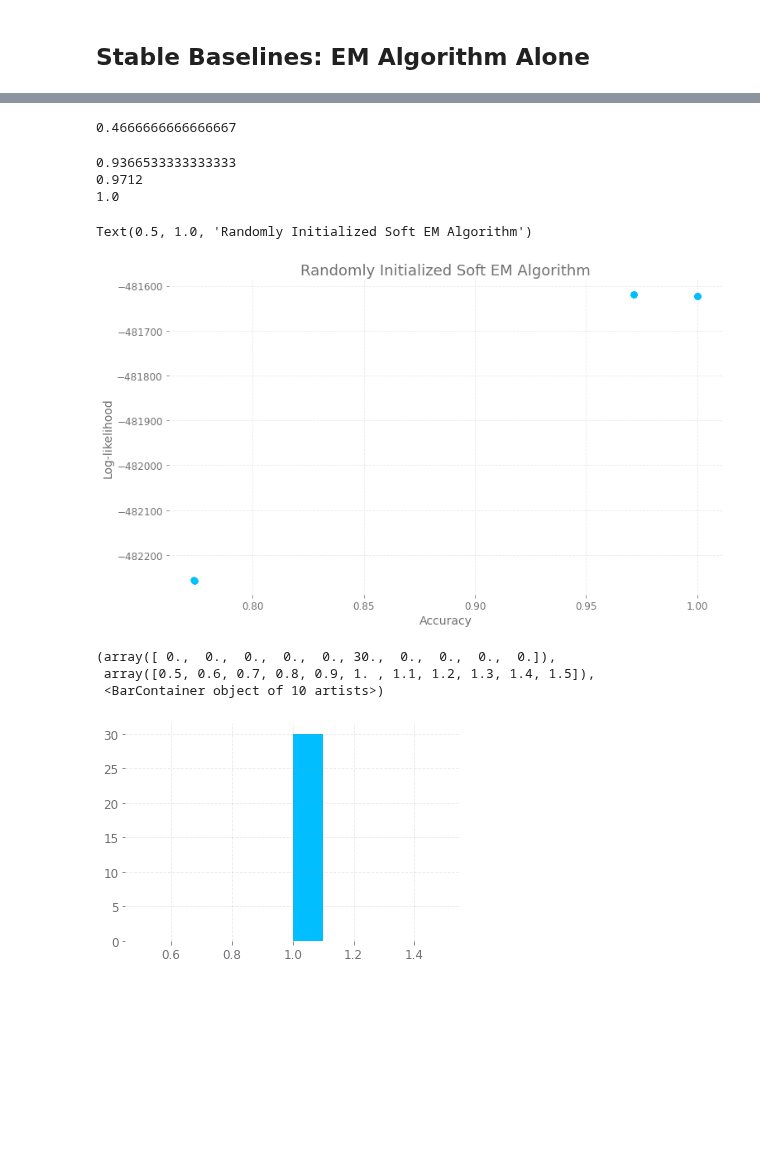
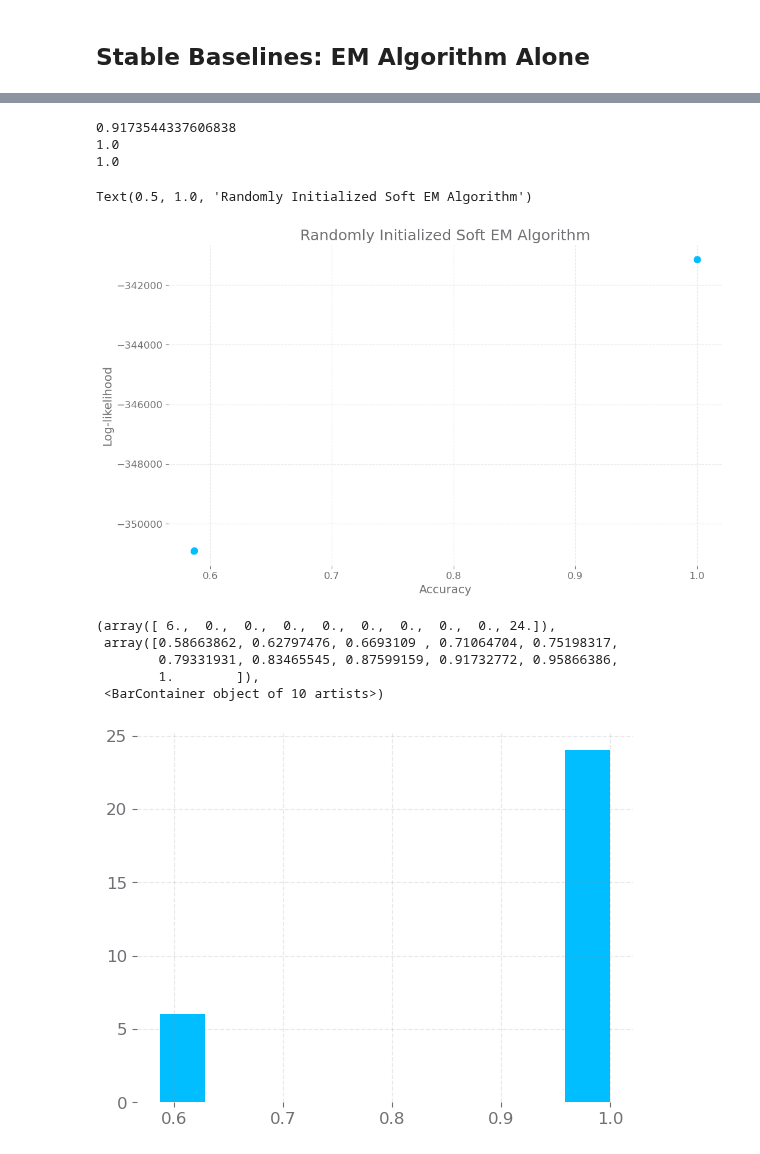
Before and after one commit to hetankevin/off-policy, a Jupyter notebook: mcmix/MixMDP.ipynb, the cells around one changed output, grey strips where cells are left out. Cells and saved outputs as stored; diff of their text form; code cells hidden in the pictures; blank space fills up the shorter version.

```diff
--- a/mcmix/MixMDP.ipynb
+++ b/mcmix/MixMDP.ipynb
@@ -84,7 +84,7 @@ envs = []
 horizon = 100 #18
 #, slip = 0.04, confound_weight=0.6
 pi_b, P, R, x_dist, u_dist, gamma = confound_env.gridworld_opetools(horizon = horizon, slip = 0.04,
-                                                                    confound_weight=0.1, small=False, soft=True)
+                                                                    confound_weight=0.6, small=True, soft=True)
 #R = -1*R
 gridworld = confound_mdp.ConfoundMDP(P, R, x_dist, u_dist, gamma)
 
@@ -313,6 +276,6 @@ hs = np.array([geth(onehotsaclust[:,omegaone,:,:],
                                    onehotspclust[:,omegatwo,:])])
 
 statmns = computeStat(hs,
-                      eigvecsa, numpy=False, smalldata=False, device=device, proj=True)
+                      eigvecsa, numpy=True, smalldata=False, device=device, proj=True)
 statmns.shape
 # %% [output]
@@ -513,10 +464,10 @@ log-likelihood: -322030.67628431565
 ## Stable Baselines: EM Algorithm Alone
 # %%
 randlabs = np.random.binomial(1, 0.5, size=len(dataset)).astype(int)
-randmodel = getModelEstim(randlabs[sz:], states[sz:], actions[sz:], nextstates[sz:],
+randmodel = getModelEstim(randlabs, states, actions, nextstates,
                           K, nStates, nActions, hard=True)
-randlabs, randmodel, loglikrand = em(randlabs[sz:], randmodel,
-   states[sz:], actions[sz:], nextstates[sz:], labels[sz:],
+randlabs, randmodel, loglikrand = em(randlabs, randmodel,
+   states, actions, nextstates, labels,
                         K=K, nStates=nStates, nActions=nActions,
                         prior = priorclass, reg = 0, permute=True, permutation=True, checkin=1, hard=True)
 # %% [output]
@@ -543,7 +494,7 @@ randlabsoft = np.vstack([unifs, 1-unifs])
 randmodelsoft = getModelEstim(randlabsoft, states, actions, nextstates,
                               K, nStates, nActions, hard=False)
 randlabsoft, randmodelsoft, loglikrandsoft = em(randlabsoft, randmodelsoft,
-   states[sz:], actions[sz:], nextstates[sz:], labels[sz:],
+   states, actions, nextstates, labels,
                         K=K, nStates=nStates, nActions=nActions,
                         prior = priorclass, min_iter = 20, reg = 0, permute=True, permutation=True, checkin=5, hard=False)
 # %% [output]
@@ -611,7 +560,3 @@ Text(0.5, 1.0, 'Randomly Initialized Hard EM Algorithm')
-# %%
-np.mean(np.array([max(np.mean(i == labels), np.mean(i != labels)) for i in np.array(labelsemsoft).argmax(axis=1)])==1)
-# %% [output]
-0.4666666666666667
 # %%
 plt.figure(figsize=(12,7))
 plt.scatter([max(np.mean(i == labels), np.mean(i != labels)) for i in np.array(labelsemsoft).argmax(axis=1)],
@@ -624,16 +569,18 @@ plt.xlabel('Accuracy')
 plt.ylabel('Log-likelihood')
 plt.title('Randomly Initialized Soft EM Algorithm')
 # %% [output]
-0.9366533333333333
-0.9712
+0.9173544337606838
 1.0
+1.0
 Text(0.5, 1.0, 'Randomly Initialized Soft EM Algorithm')
-[figure, old version]
+[figure, new version]
 # %%
-plt.hist([max(np.mean(i == labels[sz:]), np.mean(i != labels[sz:])) for i in np.array(labelsemsoft).argmax(axis=1)])
+plt.hist([max(np.mean(i == labels), np.mean(i != labels)) for i in np.array(labelsemsoft).argmax(axis=1)])
 # %% [output]
-(array([ 0.,  0.,  0.,  0.,  0., 30.,  0.,  0.,  0.,  0.]),
- array([0.5, 0.6, 0.7, 0.8, 0.9, 1. , 1.1, 1.2, 1.3, 1.4, 1.5]),
+(array([ 6.,  0.,  0.,  0.,  0.,  0.,  0.,  0.,  0., 24.]),
+ array([0.58663862, 0.62797476, 0.6693109 , 0.71064704, 0.75198317,
+        0.79331931, 0.83465545, 0.87599159, 0.91732772, 0.95866386,
+        1.        ]),
  <BarContainer object of 10 artists>)
-[figure, old version]
+[figure, new version]
 # %%
```
Also changed, not shown: parts of 44 cells of this notebook, 13 other files.
